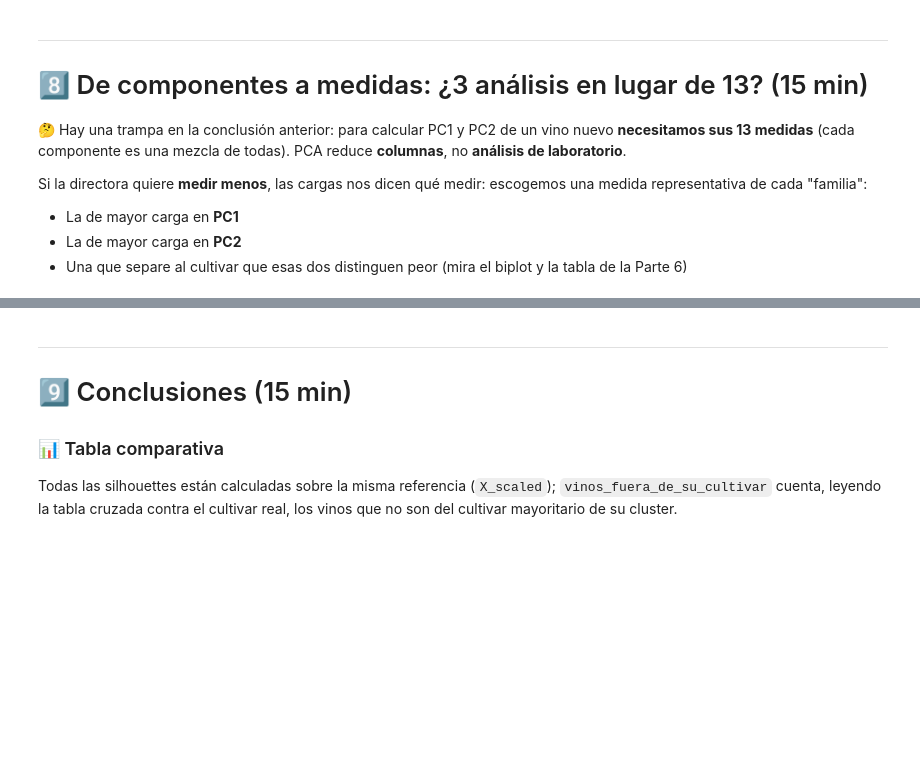
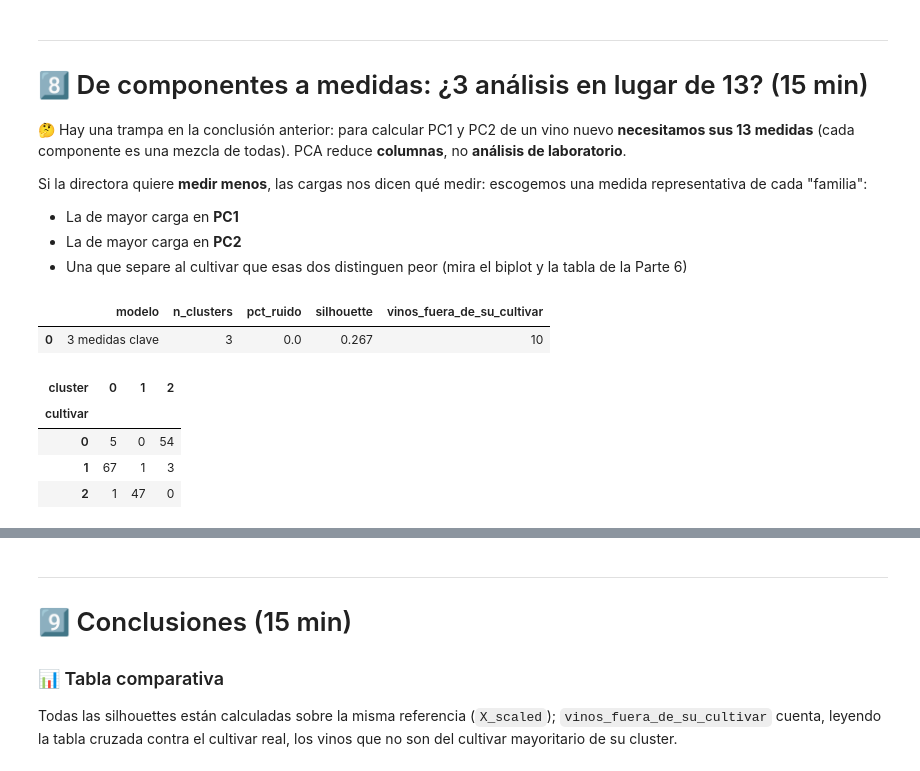
Before and after one commit to catalinaelizondor-jpg/643153-aprendizaje-no-supervisado-student, a Jupyter notebook: 03-pca/caso_vinos.ipynb, the cells around one changed output, grey strips where cells are left out. Drawn from its saved outputs; the diff is of its cells as text; code cells hidden in the pictures; blank space fills up the shorter version.

```diff
--- a/03-pca/caso_vinos.ipynb
+++ b/03-pca/caso_vinos.ipynb
@@ -784,15 +859,30 @@ Si la directora quiere **medir menos**, las cargas nos dicen qué medir: escogem
 - La de mayor carga en **PC2**
 - Una que separe al cultivar que esas dos distinguen peor (mira el biplot y la tabla de la Parte 6)
 # %%
-# 1. medidas_clave = [ ... ]   ← elige 3 medidas siguiendo las reglas de arriba
-# 2. scaler_clave = StandardScaler(); X_clave = scaler_clave.fit_transform(df[medidas_clave])
-# 3. kmeans_clave = KMeans(n_clusters=3, n_init=10, random_state=42).fit(X_clave)
-# 4. registrar('3 medidas clave', kmeans_clave.labels_)
-# ✍️ Tu código aquí
+# 1. Tres medidas clave
+medidas_clave = ['flavanoids', 'color_intensity', 'proline']
+
+# 2. Escalamos sólo esas 3 medidas
+scaler_clave = StandardScaler()
+X_clave = scaler_clave.fit_transform(df[medidas_clave])
+
+# 3. K-Means con k = 3
+kmeans_clave = KMeans(n_clusters=3, n_init=10, random_state=42).fit(X_clave)
+
+# 4. Lo registramos
+registrar('3 medidas clave', kmeans_clave.labels_)
+# %% [output]
+|  | modelo | n_clusters | pct_ruido | silhouette | vinos_fuera_de_su_cultivar |
+| 0 | 3 medidas clave | 3 | 0.0 | 0.267 | 10 |
 # %%
 # Tabla cruzada cultivar vs cluster de kmeans_clave
-# Pista: pd.crosstab(df['cultivar'], kmeans_clave.labels_, rownames=['cultivar'], colnames=['cluster'])
-# ✍️ Tu código aquí
+pd.crosstab(df['cultivar'], kmeans_clave.labels_, rownames=['cultivar'], colnames=['cluster'])
+# %% [output]
+| cluster | 0 | 1 | 2 |
+| cultivar |  |  |  |
+| 0 | 5 | 0 | 54 |
+| 1 | 67 | 1 | 3 |
+| 2 | 1 | 47 | 0 |
 # %% [markdown]
 ✍️ **¿Qué observas?**
 - ¿Qué 3 medidas elegiste y por qué?
```
Also changed, not shown: parts of 13 cells of this notebook.
